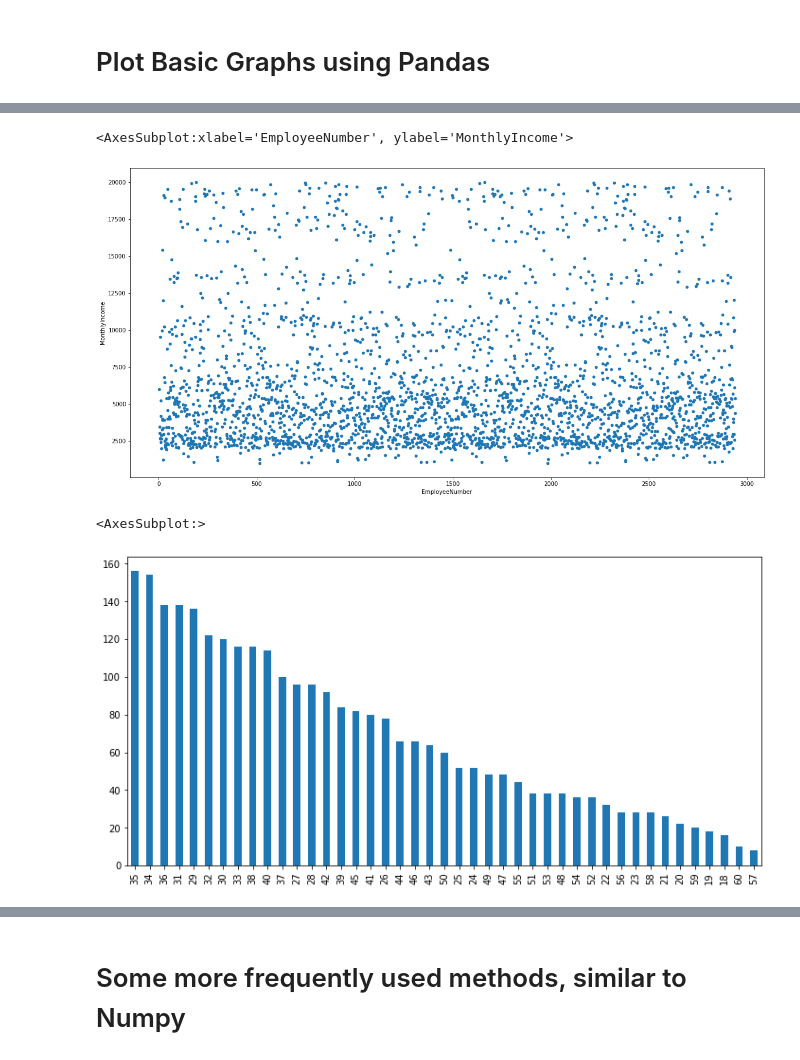
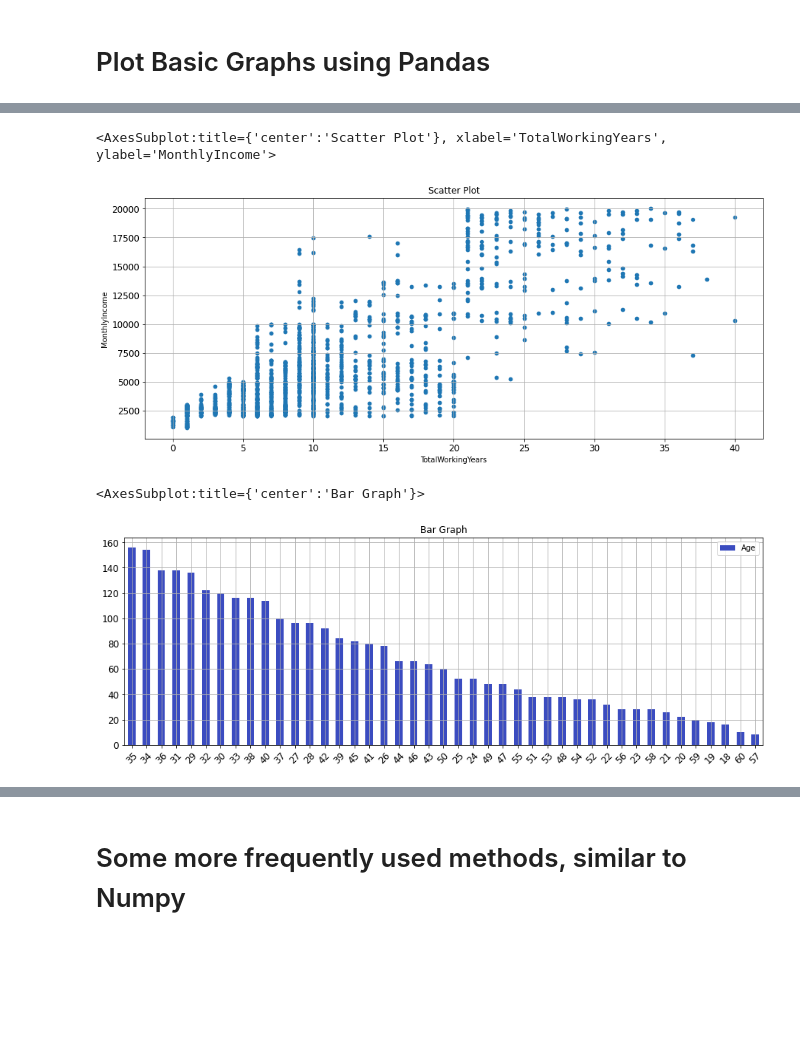
Before and after one commit to ArijitRoyDS/Learning-Python, a Jupyter notebook: Python-Modules/Pandas/Module Pandas.ipynb, the cells around one changed output, grey strips where cells are left out. Cells and saved outputs as stored; diff of their text form; code cells hidden in the pictures; blank space fills up the shorter version.

```diff
--- a/Python-Modules/Pandas/Module Pandas.ipynb
+++ b/Python-Modules/Pandas/Module Pandas.ipynb
@@ -554,14 +670,17 @@ df["HourlyRate"].hist(figsize=(10,6))
 # %%
 # plot(kind = 'scatter') --> Plots a scatter plot for the selected column
-df.plot(kind = 'scatter', x = 'EmployeeNumber', y = 'MonthlyIncome', figsize=(20,10))
+df.plot(kind = 'scatter', x = 'TotalWorkingYears', y = 'MonthlyIncome',
+        figsize=(15,6), title = "Scatter Plot", grid=True, fontsize=12)
 # %% [output]
-<AxesSubplot:xlabel='EmployeeNumber', ylabel='MonthlyIncome'>
+<AxesSubplot:title={'center':'Scatter Plot'}, xlabel='TotalWorkingYears', ylabel='MonthlyIncome'>
-[figure, old version]
+[figure, new version]
 # %%
 # plot(kind = 'bar') --> Plots a line graph for the selected column
-df["Age"].value_counts().plot(kind = 'bar', figsize=(12,6))
+df["Age"].value_counts().plot(kind = 'bar', figsize=(15,5), title = "Bar Graph",
+                              grid=True, legend=True, rot=45, fontsize=12, colormap='coolwarm')
+# Replace kind = 'bar' with kind = 'barh' for horizontal bars
 # %% [output]
-<AxesSubplot:>
+<AxesSubplot:title={'center':'Bar Graph'}>
-[figure, old version]
+[figure, new version]
 # %%
 # plot(kind = 'pie') --> Plots a pie graph for the selected column
```
Also changed, not shown: parts of 46 cells of this notebook.
